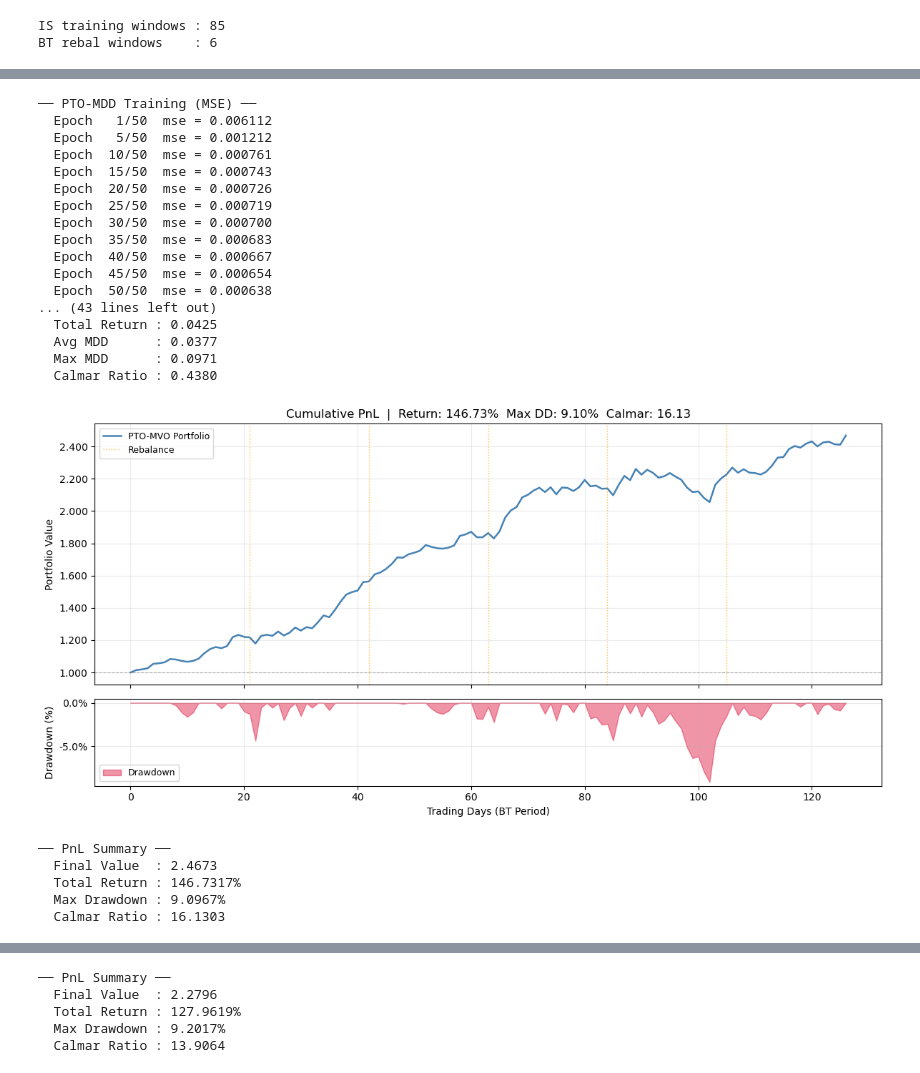
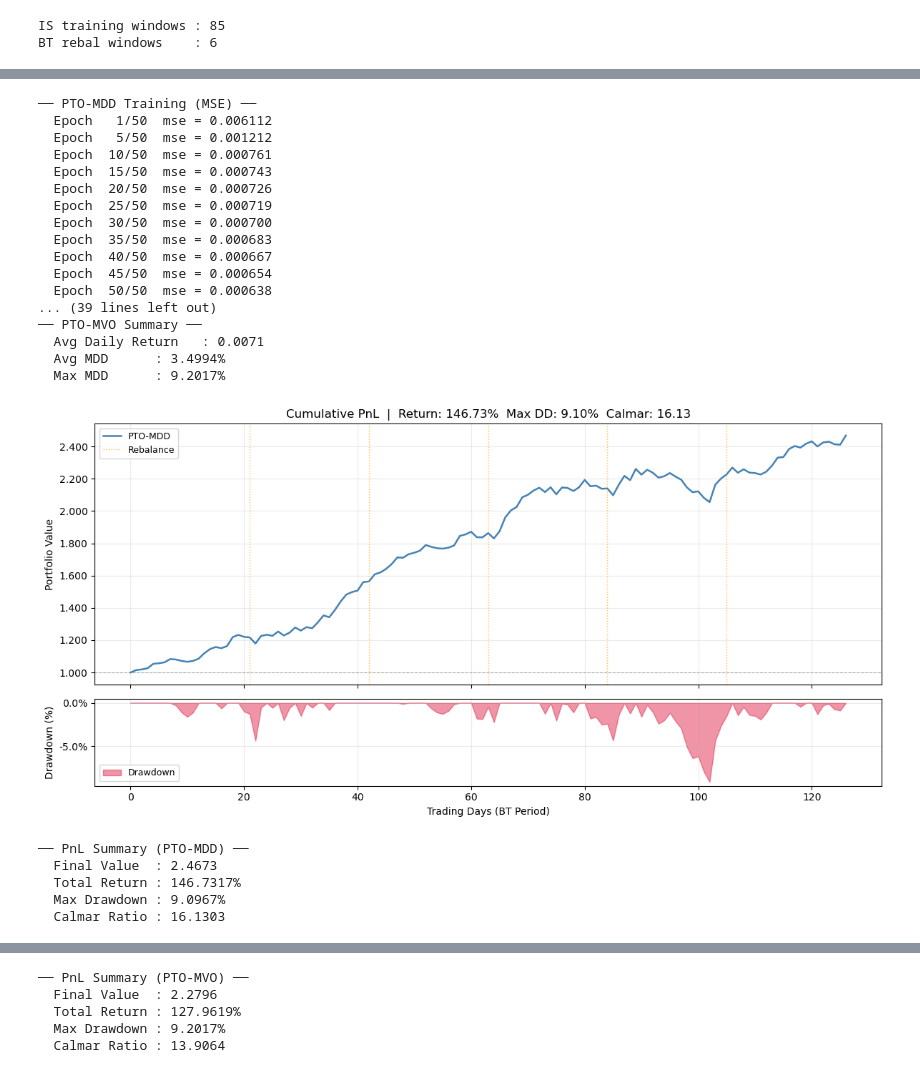
Before and after one commit to taekyounglee1224/cvxpy-portfolio-lab, a Jupyter notebook: DFL-MDD/main.ipynb, the cells around one changed output, grey strips where cells are left out. Cells and saved outputs as stored; diff of their text form; code cells hidden in the pictures.

```diff
--- a/DFL-MDD/main.ipynb
+++ b/DFL-MDD/main.ipynb
@@ -247,8 +245,8 @@ plot_pnl(bt_results, horizon=HORIZON)
   Calmar Ratio : 20.7519
 # %%
 from dfl_mdd  import PredictionModel, forward_pass, plot_pnl
-from pto_mdd  import train_pto_mdd,  backtest_pto_mdd, plot_pnl
-from pto_mvo  import train_pto_mvo,  backtest_pto_mvo, plot_pnl
+from pto_mdd  import train_pto_mdd,  backtest_pto_mdd
+from pto_mvo  import train_pto_mvo,  backtest_pto_mvo
 
 # 각 모델은 독립적인 PredictionModel 인스턴스 사용 (가중치 공유 X)
 model_pto_mdd = PredictionModel(INPUT_DIM, HIDDEN_DIM, N, M)
@@ -267,43 +265,42 @@ bt_pto_mdd = backtest_pto_mdd(
     x_min        = x_min,
     x_max        = x_max,
     stock_names  = stock_names,
 )
 
 bt_pto_mvo = backtest_pto_mvo(
     pred_model   = model_pto_mvo,
     rebal_samples= rebal_samples,
     N            = HORIZON,
     d            = d,
     C            = C,
     lam_mvo      = 1.0,
     x_min        = x_min,
     x_max        = x_max,
     stock_names  = stock_names,
 )
 
-
-plot_pnl(bt_pto_mdd, horizon=HORIZON)
-plot_pnl(bt_pto_mvo, horizon=HORIZON)
+plot_pnl(bt_pto_mdd, horizon=HORIZON, label = 'PTO-MDD')
+plot_pnl(bt_pto_mvo, horizon=HORIZON, label = 'PTO-MVO')
 # %% [output]
 ── PTO-MDD Training (MSE) ──
   Epoch   1/50  mse = 0.006112
   Epoch   5/50  mse = 0.001212
   Epoch  10/50  mse = 0.000761
   Epoch  15/50  mse = 0.000743
   Epoch  20/50  mse = 0.000726
   Epoch  25/50  mse = 0.000719
   Epoch  30/50  mse = 0.000700
   Epoch  35/50  mse = 0.000683
   Epoch  40/50  mse = 0.000667
   Epoch  45/50  mse = 0.000654
   Epoch  50/50  mse = 0.000638
-... (43 lines left out)
-  Total Return : 0.0425
-  Avg MDD      : 0.0377
-  Max MDD      : 0.0971
-  Calmar Ratio : 0.4380
+... (39 lines left out)
+── PTO-MVO Summary ──
+  Avg Daily Return   : 0.0071
+  Avg MDD      : 3.4994%
+  Max MDD      : 9.2017%
-[figure, old version]
+[figure, new version]
-── PnL Summary ──
+── PnL Summary (PTO-MDD) ──
   Final Value  : 2.4673
   Total Return : 146.7317%
   Max Drawdown : 9.0967%
@@ -312,4 +309,4 @@ plot_pnl(bt_pto_mvo, horizon=HORIZON)
-── PnL Summary ──
+── PnL Summary (PTO-MVO) ──
   Final Value  : 2.2796
   Total Return : 127.9619%
   Max Drawdown : 9.2017%
```
Also changed, not shown: parts of 2 cells of this notebook, 3 other files.
